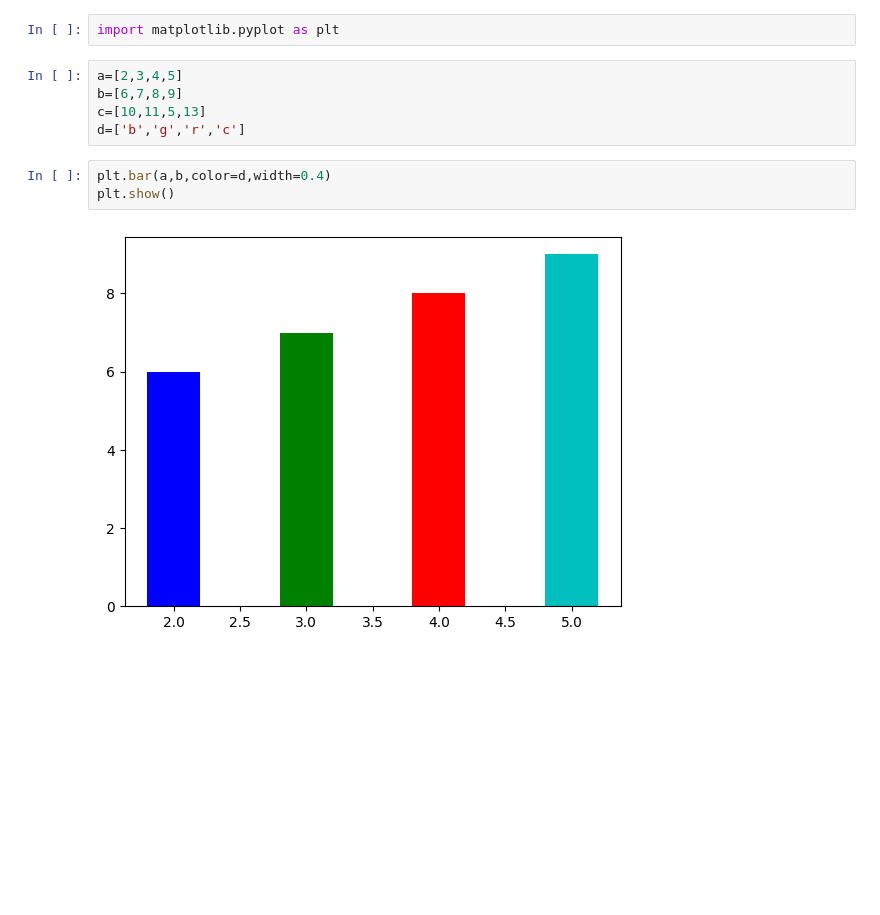
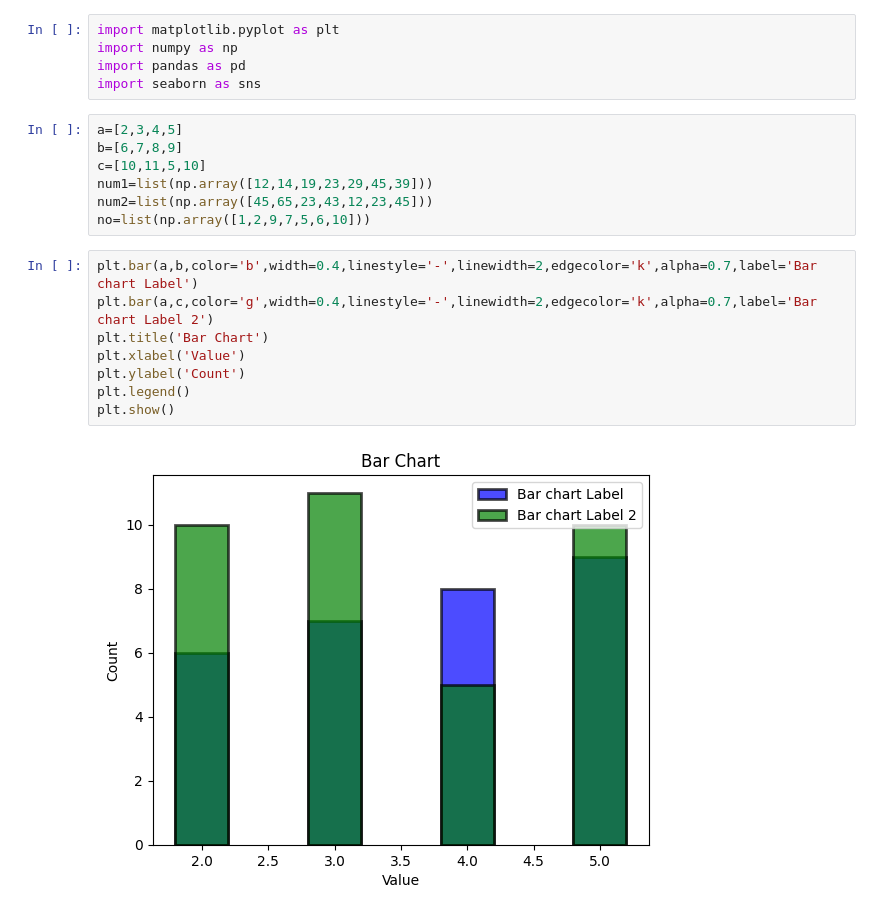
Before and after one commit to HammadAli08/Python-Toolbox, a Jupyter notebook: Visualization.ipynb, the cells around one changed output. Saved outputs shown, nothing was run; the diff lists cells and outputs as text; blank space fills up the shorter version.

```diff
--- a/Visualization.ipynb
+++ b/Visualization.ipynb
@@ -1,15 +1,25 @@
 # %%
 import matplotlib.pyplot as plt
+import numpy as np
+import pandas as pd
+import seaborn as sns
 # %%
 a=[2,3,4,5]
 b=[6,7,8,9]
-c=[10,11,5,13]
-d=['b','g','r','c']
+c=[10,11,5,10]
+num1=list(np.array([12,14,19,23,29,45,39]))
+num2=list(np.array([45,65,23,43,12,23,45]))
+no=list(np.array([1,2,9,7,5,6,10]))
 # %%
-plt.bar(a,b,color=d,width=0.4)
+plt.bar(a,b,color='b',width=0.4,linestyle='-',linewidth=2,edgecolor='k',alpha=0.7,label='Bar chart Label')
+plt.bar(a,c,color='g',width=0.4,linestyle='-',linewidth=2,edgecolor='k',alpha=0.7,label='Bar chart Label 2')
+plt.title('Bar Chart')
+plt.xlabel('Value')
+plt.ylabel('Count')
+plt.legend()
 plt.show()
 # %% [output]
-[figure, old version]
+[figure, new version]
 # %%
 plt.plot(b,c,color='blue')
 plt.scatter(b,c)
```
Also changed, not shown: parts of 9 cells of this notebook, 3 other files.
